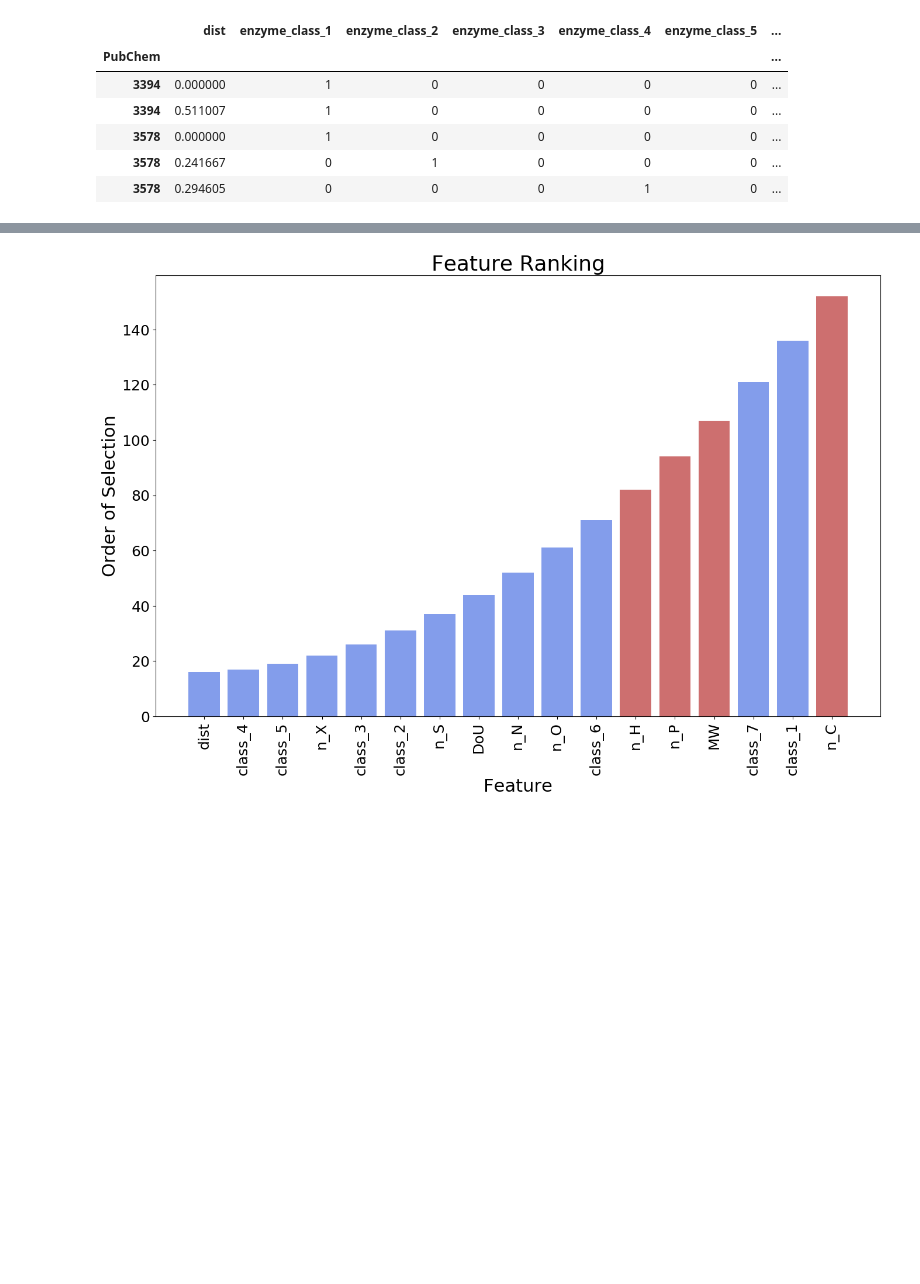
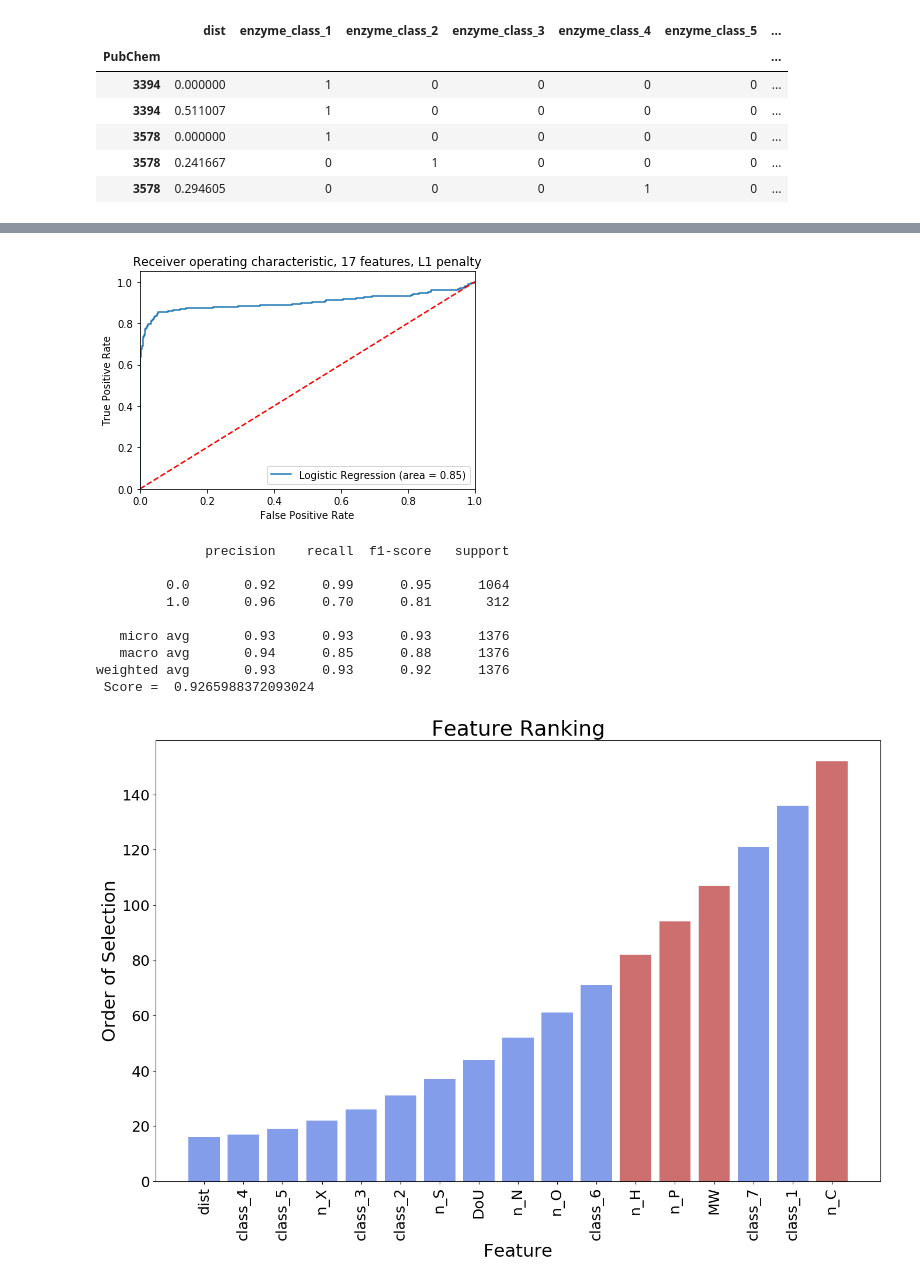
Before and after one commit to theicechol/metamoles, a Jupyter notebook: notebooks/model_creation.ipynb, the cells around one changed output, grey strips where cells are left out. Drawn from its saved outputs; the diff is of its cells as text; code cells hidden in the pictures; blank space fills up the shorter version.

```diff
--- a/notebooks/model_creation.ipynb
+++ b/notebooks/model_creation.ipynb
@@ -163,3 +181,36 @@ plt.show()
+# %%
+logreg5 = linear_model.LogisticRegression(penalty='l1', random_state=1)
+logreg5.fit(full_feature_train, np.ravel(full_reaction_train))
+
+predictions5 = logreg5.predict(full_feature_test)
+score5 = logreg5.score(full_feature_test, full_reaction_test)
+
+logit_roc_auc = roc_auc_score(full_reaction_test, logreg5.predict(full_feature_test))
+fpr, tpr, thresholds = roc_curve(full_reaction_test, logreg5.predict_proba(full_feature_test)[:,1])
+plt.figure()
+plt.plot(fpr, tpr, label='Logistic Regression (area = %0.2f)' % logit_roc_auc)
+plt.plot([0, 1], [0, 1],'r--')
+plt.xlim([0.0, 1.0])
+plt.ylim([0.0, 1.05])
+plt.xlabel('False Positive Rate')
+plt.ylabel('True Positive Rate')
+plt.title('Receiver operating characteristic, 17 features, L1 penalty')
+plt.legend(loc="lower right")
+#plt.savefig('Log_ROC')
+plt.show()
+
+print(classification_report(full_reaction_test, predictions5), 'Score = ', score5)
+# %% [output]
+[figure, added]
+              precision    recall  f1-score   support
+
+         0.0       0.92      0.99      0.95      1064
+         1.0       0.96      0.70      0.81       312
+
+   micro avg       0.93      0.93      0.93      1376
+   macro avg       0.94      0.85      0.88      1376
+weighted avg       0.93      0.93      0.92      1376
+ Score =  0.9265988372093024
 # %%
 # model after dropping 3 features
 rfe_results14 = pd.DataFrame(columns=['score'])
```
Also changed, not shown: parts of 23 cells of this notebook.
